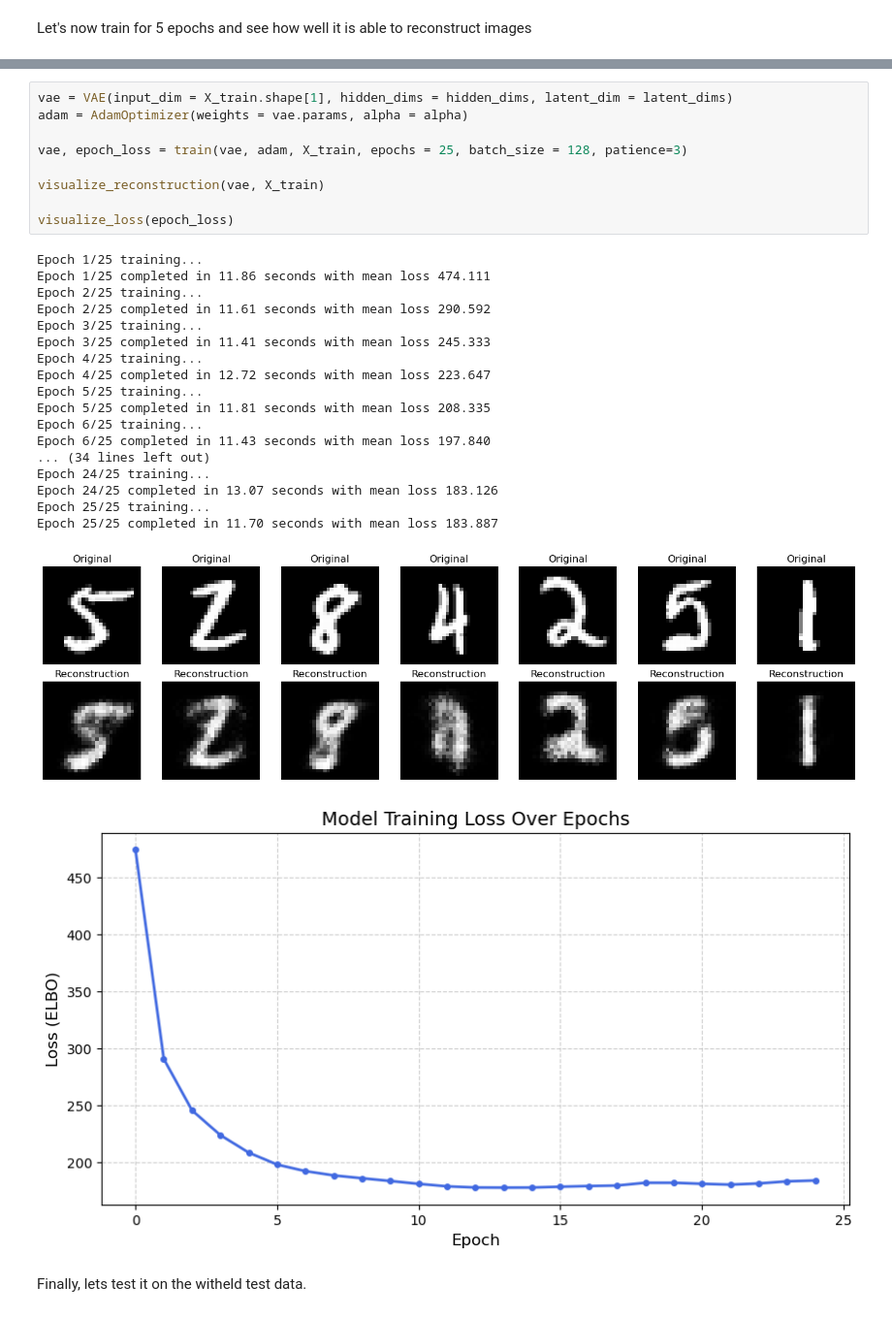
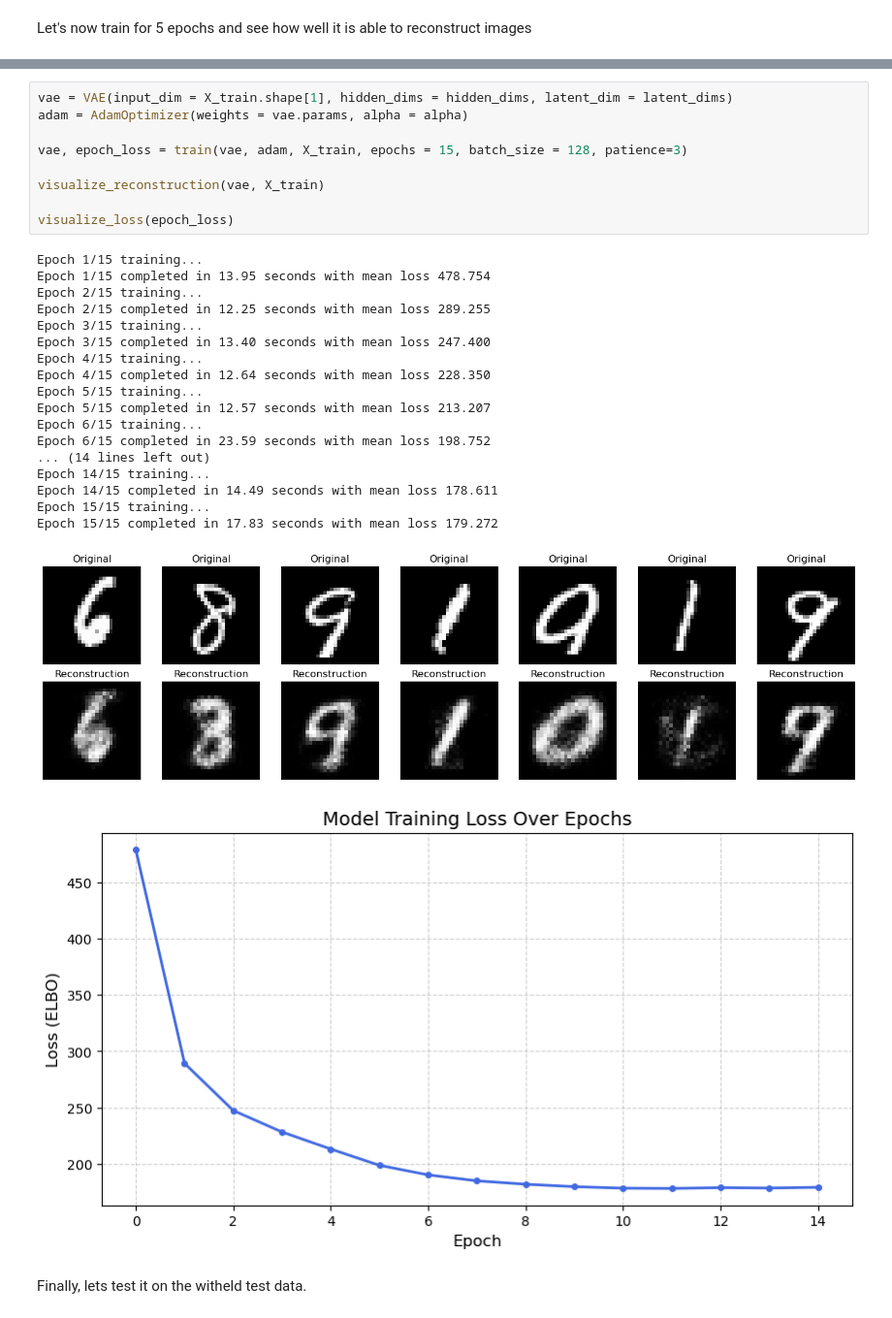
Before and after one commit to oakleafwarrior/numpy_VAE, a Jupyter notebook: mnist_notebook.ipynb, the cells around one changed output, grey strips where cells are left out. Shown at 97% size. Saved outputs shown, nothing was run; the diff lists cells and outputs as text.

```diff
--- a/mnist_notebook.ipynb
+++ b/mnist_notebook.ipynb
@@ -79,32 +90,32 @@ Lets instead train with 25 epochs and see how it performs.
 # %%
 vae = VAE(input_dim = X_train.shape[1], hidden_dims = hidden_dims, latent_dim = latent_dims)
 adam = AdamOptimizer(weights = vae.params, alpha = alpha)
 
-vae, epoch_loss = train(vae, adam, X_train, epochs = 25, batch_size = 128, patience=3)
+vae, epoch_loss = train(vae, adam, X_train, epochs = 15, batch_size = 128, patience=3)
 
 visualize_reconstruction(vae, X_train)
 
 visualize_loss(epoch_loss)
 # %% [output]
-Epoch 1/25 training...
-Epoch 1/25 completed in 11.86 seconds with mean loss 474.111
-Epoch 2/25 training...
-Epoch 2/25 completed in 11.61 seconds with mean loss 290.592
-Epoch 3/25 training...
-Epoch 3/25 completed in 11.41 seconds with mean loss 245.333
-Epoch 4/25 training...
-Epoch 4/25 completed in 12.72 seconds with mean loss 223.647
-Epoch 5/25 training...
-Epoch 5/25 completed in 11.81 seconds with mean loss 208.335
-Epoch 6/25 training...
-Epoch 6/25 completed in 11.43 seconds with mean loss 197.840
-... (34 lines left out)
-Epoch 24/25 training...
-Epoch 24/25 completed in 13.07 seconds with mean loss 183.126
-Epoch 25/25 training...
-Epoch 25/25 completed in 11.70 seconds with mean loss 183.887
+Epoch 1/15 training...
+Epoch 1/15 completed in 13.95 seconds with mean loss 478.754
+Epoch 2/15 training...
+Epoch 2/15 completed in 12.25 seconds with mean loss 289.255
+Epoch 3/15 training...
+Epoch 3/15 completed in 13.40 seconds with mean loss 247.400
+Epoch 4/15 training...
+Epoch 4/15 completed in 12.64 seconds with mean loss 228.350
+Epoch 5/15 training...
+Epoch 5/15 completed in 12.57 seconds with mean loss 213.207
+Epoch 6/15 training...
+Epoch 6/15 completed in 23.59 seconds with mean loss 198.752
+... (14 lines left out)
+Epoch 14/15 training...
+Epoch 14/15 completed in 14.49 seconds with mean loss 178.611
+Epoch 15/15 training...
+Epoch 15/15 completed in 17.83 seconds with mean loss 179.272
-[figure, old version]
+[figure, new version]
-[figure, old version]
+[figure, new version]
 # %% [markdown]
 Finally, lets test it on the witheld test data.
 # %%
```
Also changed, not shown: parts of 10 cells of this notebook.
